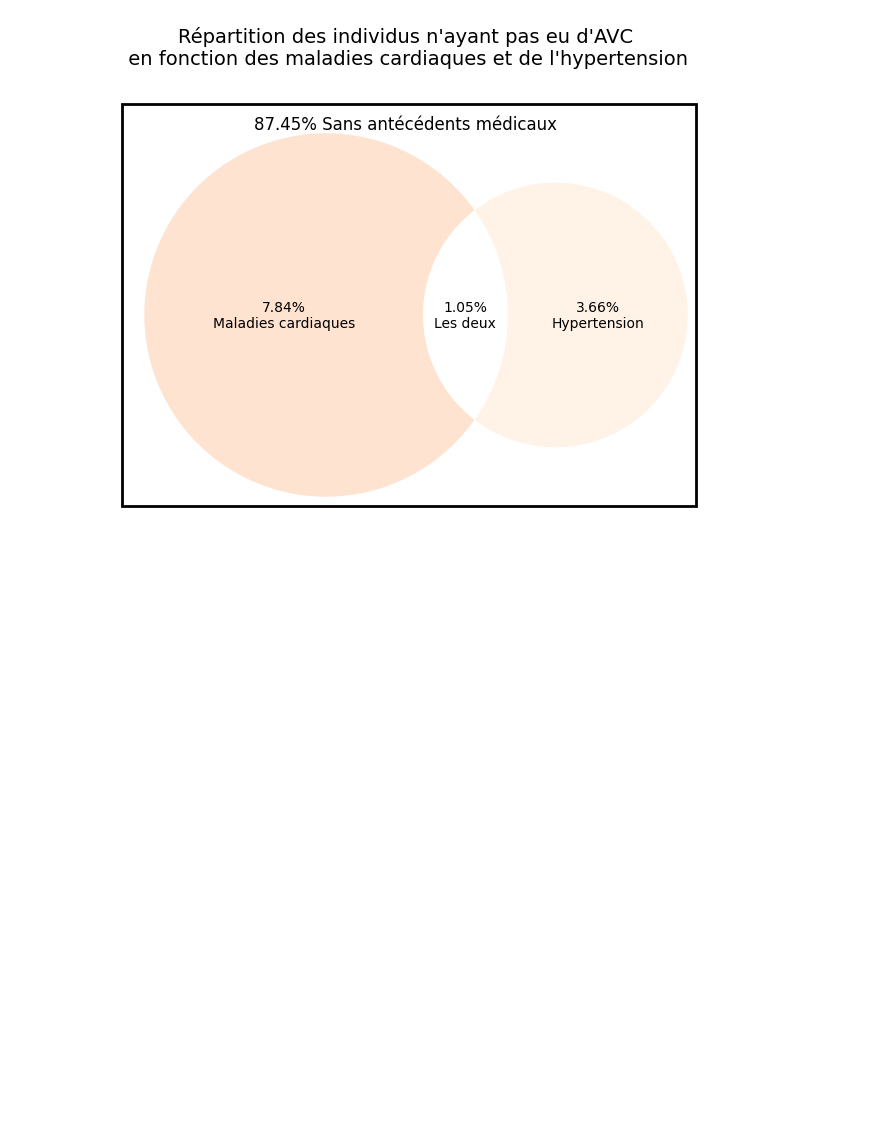
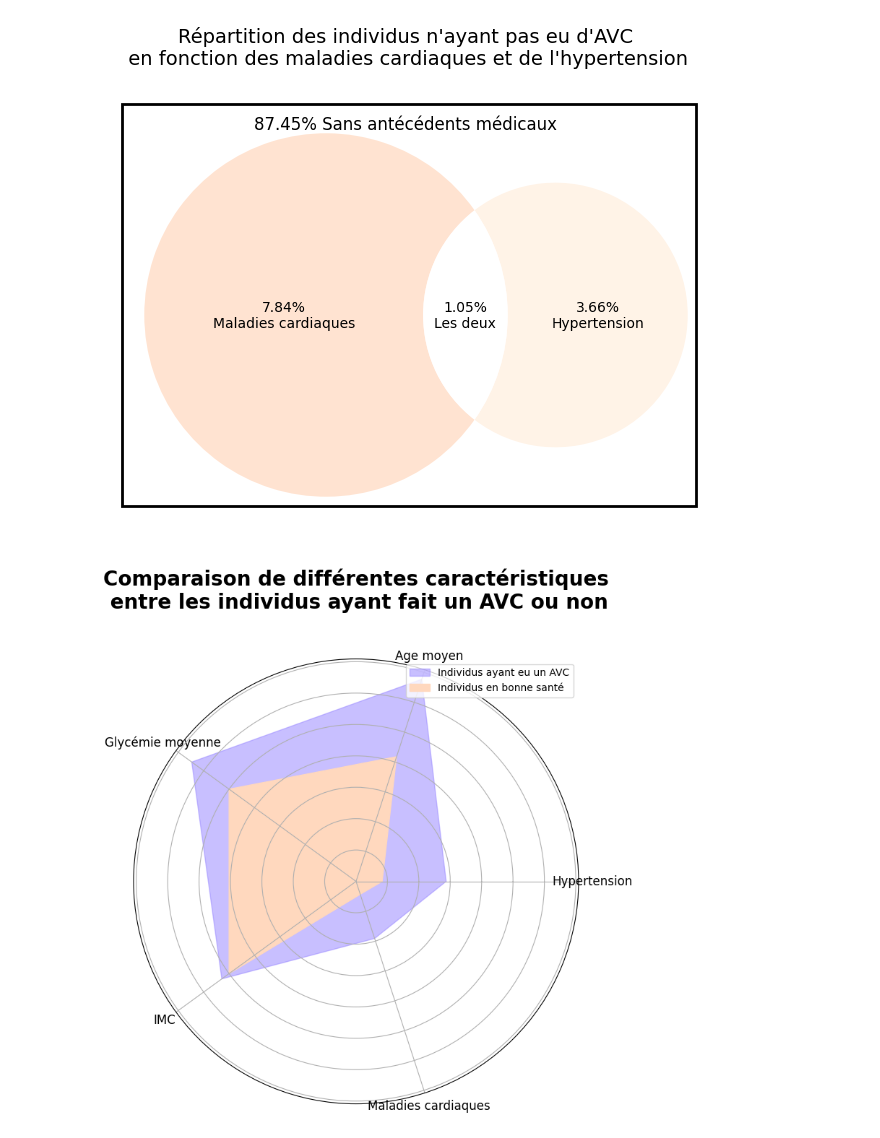
Before and after one commit to VpourVictor/DATA_Visualisation, a Jupyter notebook: Aymeric.ipynb, the cells around one changed output. Drawn from its saved outputs; the diff is of its cells as text; code cells hidden in the pictures; blank space fills up the shorter version.

Commit message:
radar

```diff
--- a/Aymeric.ipynb
+++ b/Aymeric.ipynb
@@ -125,3 +125,61 @@ plt.text(0, 0.7, "Répartition des individus n'ayant pas eu d'AVC\n en fonction
 plt.show()
 # %% [output]
 [figure]
+# %%
+import numpy as np
+import matplotlib.pyplot as plt
+df_copy = df.copy()
+df = df_copy.dropna(subset=['bmi'])
+# Définir les données pour les deux diagrammes en radar
+categories = ['Hypertension', "Age moyen", 'Glycémie moyenne ', 'IMC', 'Maladies cardiaques']
+hypertension_healthy = df[(df["stroke"] == 0)]["hypertension"].mean()
+age_healthy = df[(df["stroke"] == 0)]["age"].mean()
+glucose_healthy = df[(df["stroke"] == 0)]["avg_glucose_level"].mean()
+bmi_healthy = df[(df["stroke"] == 0)]["bmi"].mean()
+heart_healthy = df[(df["stroke"] == 0)]["heart_disease"].mean()
+
+hypertension_avc = df[(df["stroke"] == 1)]["hypertension"].mean()
+age_avc = df[(df["stroke"] == 1)]["age"].mean()
+glucose_avc = df[(df["stroke"] == 1)]["avg_glucose_level"].mean()
+bmi_avc = df[(df["stroke"] == 1)]["bmi"].mean()
+heart_avc = df[(df["stroke"] == 1)]["heart_disease"].mean()
+
+values1 = [hypertension_healthy, age_healthy/100, 0.5, 0.5, heart_healthy]  # Les valeurs pour le premier radar
+values2 = [hypertension_avc, age_avc/100, glucose_avc*0.5/glucose_healthy, bmi_avc*0.5/bmi_healthy, heart_avc]  # Les valeurs pour le deuxième radar
+
+# Nombre de catégories
+num_categories = len(categories)
+
+# Créer un angle équitable entre les catégories
+angles = np.linspace(0, 2 * np.pi, num_categories, endpoint=False).tolist()
+
+# Compléter le graphique en fermant la boucle
+values1 += values1[:1]
+angles += angles[:1]
+
+values2 += values2[:1]
+
+# Créer la figure
+fig, ax = plt.subplots(figsize=(8, 8), subplot_kw=dict(polar=True))
+ax.fill(angles, values2, color="#9381FF", alpha=0.5, label='Individus ayant eu un AVC')
+
+# Ploter les données pour le premier radar
+ax.fill(angles, values1, color="#FFD8BE", alpha=1, label='Individus en bonne santé')
+
+# Ploter les données pour le deuxième radar
+
+# Ajouter les labels
+ax.set_yticklabels([])
+ax.set_xticks(angles[:-1])
+ax.set_xticklabels(categories, fontsize=12)
+
+# Afficher la légende
+plt.legend(loc='upper right')
+
+# Afficher le titre
+plt.title('Comparaison de différentes caractéristiques\n entre les individus ayant fait un AVC ou non', size=20, color='black', fontweight='bold', y=1.1)
+
+# Afficher le graphique
+plt.show()
+# %% [output]
+[figure, added]
```
